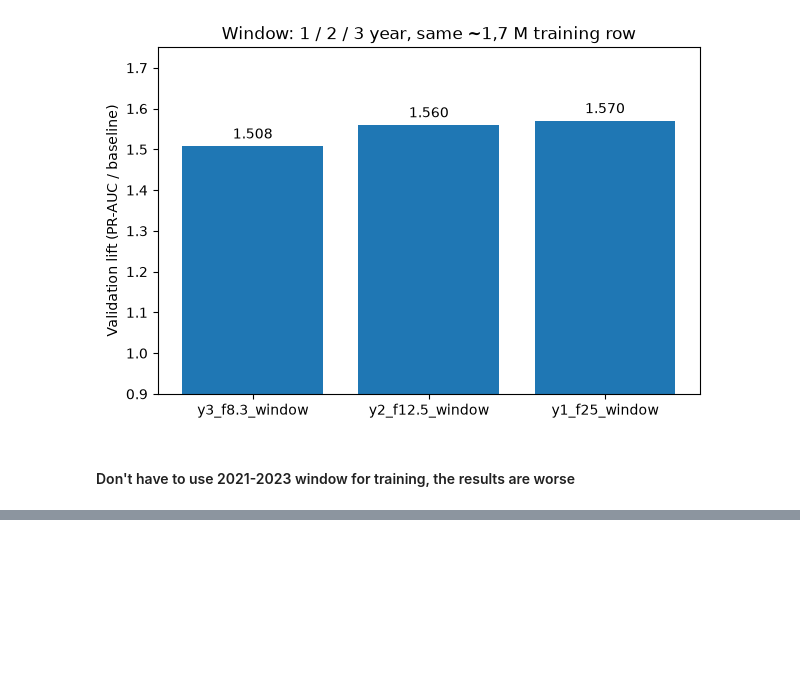
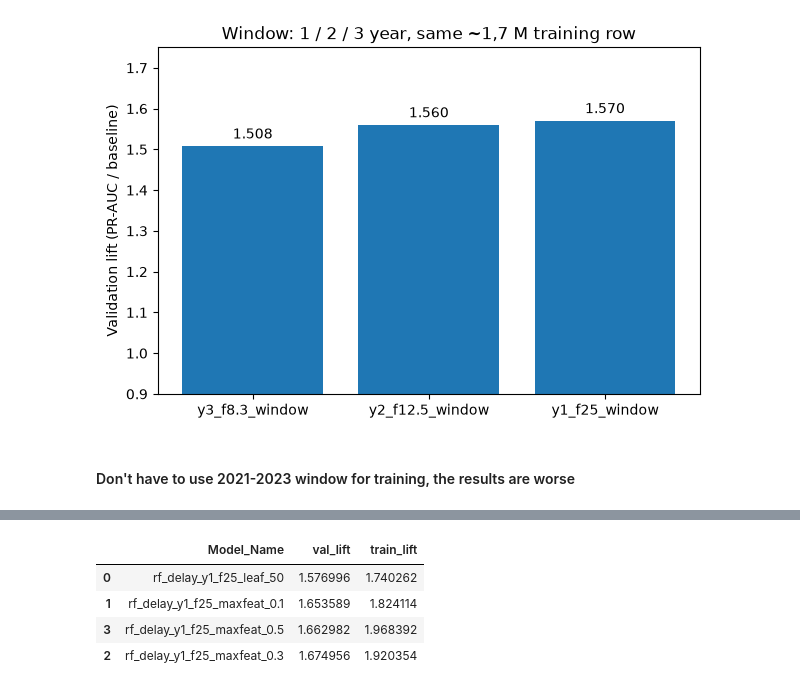
Before and after one commit to lakiiibalint/flight-delay-prediction-lakehouse, a Jupyter notebook: ml/results.ipynb, the cells around one changed output, grey strips where cells are left out. Cells and saved outputs as stored; diff of their text form; code cells hidden in the pictures; blank space fills up the shorter version.

```diff
--- a/ml/results.ipynb
+++ b/ml/results.ipynb
@@ -420,0 +470,14 @@ fig.savefig(out, dpi=200, bbox_inches="tight")
+# %%
+df = get_client().query_df(
+    "SELECT Model_Name, val_lift, train_lift FROM experiment_results "
+    "WHERE Model_Name IN ('rf_delay_y1_f25_leaf_50', 'rf_delay_y1_f25_maxfeat_0.1', 'rf_delay_y1_f25_maxfeat_0.3','rf_delay_y1_f25_maxfeat_0.5')")
+# %%
+df = df.sort_values("val_lift")
+
+df
+# %% [output]
+|  | Model_Name | val_lift | train_lift |
+| 0 | rf_delay_y1_f25_leaf_50 | 1.576996 | 1.740262 |
+| 1 | rf_delay_y1_f25_maxfeat_0.1 | 1.653589 | 1.824114 |
+| 3 | rf_delay_y1_f25_maxfeat_0.5 | 1.662982 | 1.968392 |
+| 2 | rf_delay_y1_f25_maxfeat_0.3 | 1.674956 | 1.920354 |
```
Also changed, not shown: parts of 10 cells of this notebook, 2 other files.
